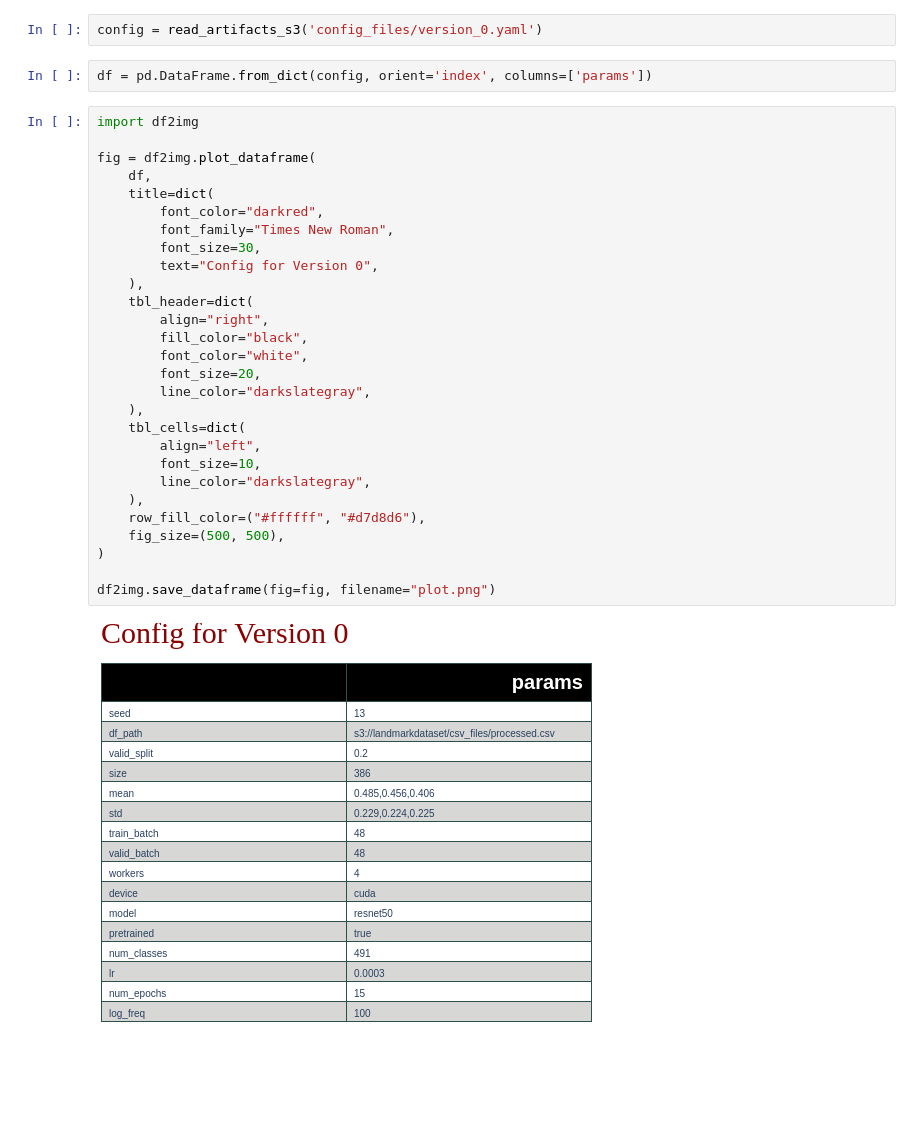
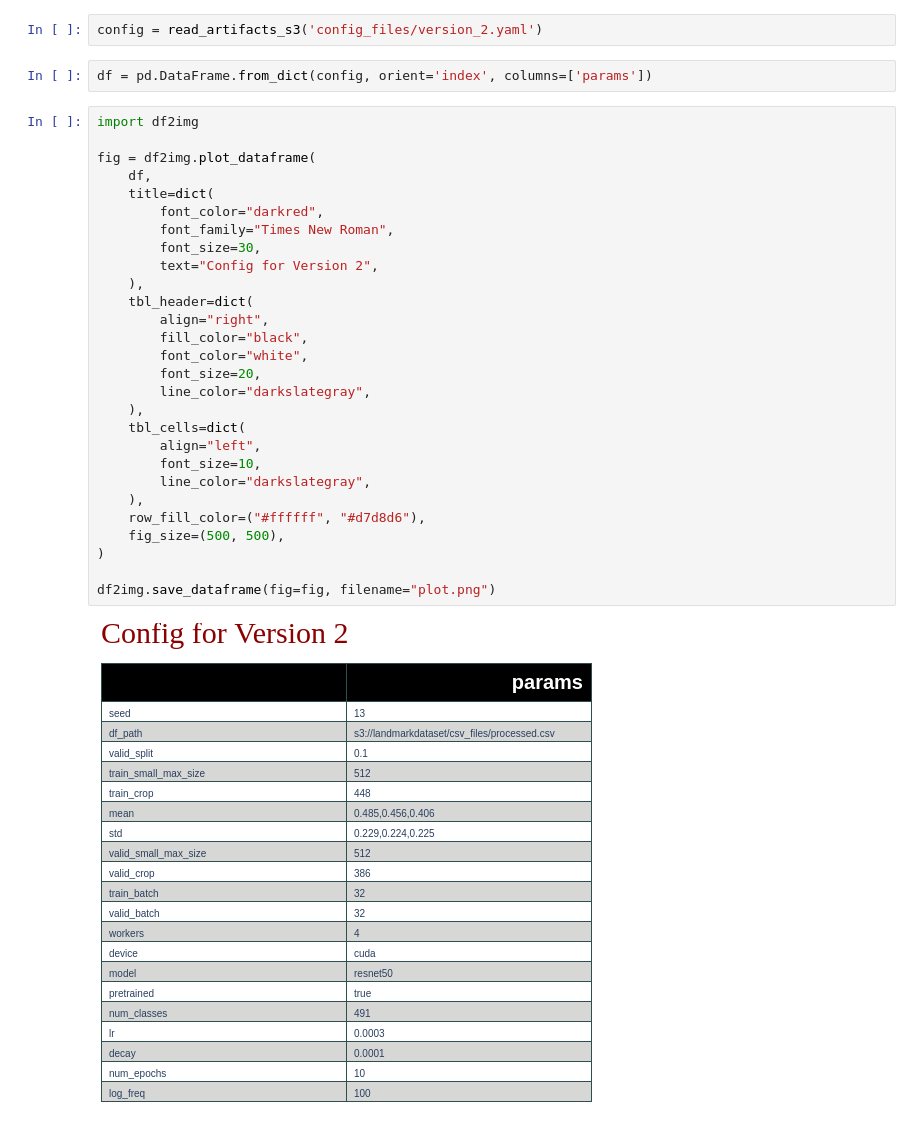
Before and after one commit to zelenadinja/whereami, a Jupyter notebook: notebooks/config2table.ipynb, the cells around one changed output. Drawn from its saved outputs; the diff is of its cells as text.

```diff
--- a/notebooks/config2table.ipynb
+++ b/notebooks/config2table.ipynb
@@ -3,36 +3,36 @@ import pandas as pd
 import df2img
 from src.utils import read_artifacts_s3
 # %%
-config = read_artifacts_s3('config_files/version_0.yaml')
+config = read_artifacts_s3('config_files/version_2.yaml')
 # %%
 df = pd.DataFrame.from_dict(config, orient='index', columns=['params'])
 # %%
 import df2img
 
 fig = df2img.plot_dataframe(
     df,
     title=dict(
         font_color="darkred",
         font_family="Times New Roman",
         font_size=30,
-        text="Config for Version 0",
+        text="Config for Version 2",
     ),
     tbl_header=dict(
         align="right",
         fill_color="black",
         font_color="white",
         font_size=20,
         line_color="darkslategray",
     ),
     tbl_cells=dict(
         align="left",
         font_size=10,
         line_color="darkslategray",
     ),
     row_fill_color=("#ffffff", "#d7d8d6"),
     fig_size=(500, 500),
 )
 
 df2img.save_dataframe(fig=fig, filename="plot.png")
 # %% [output]
-[figure, old version]
+[figure, new version]
```
Also changed, not shown: 7 other files.
